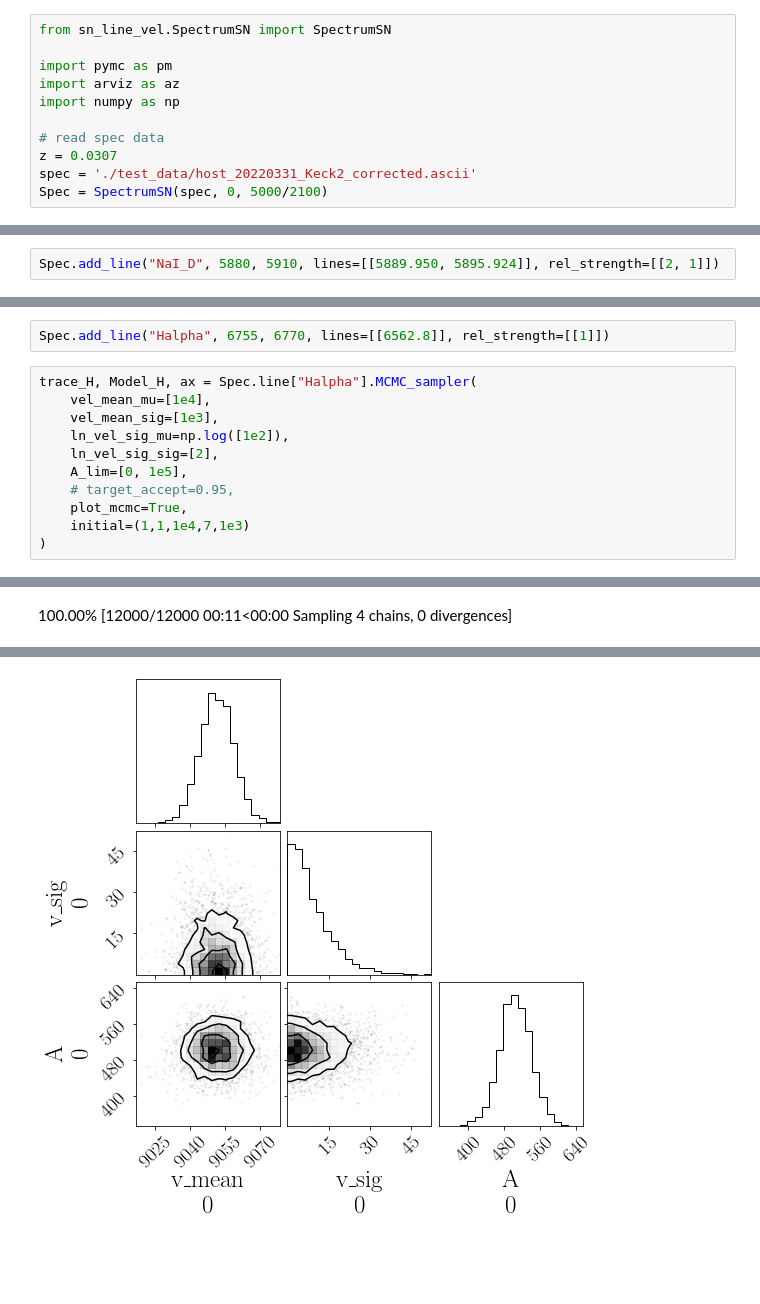
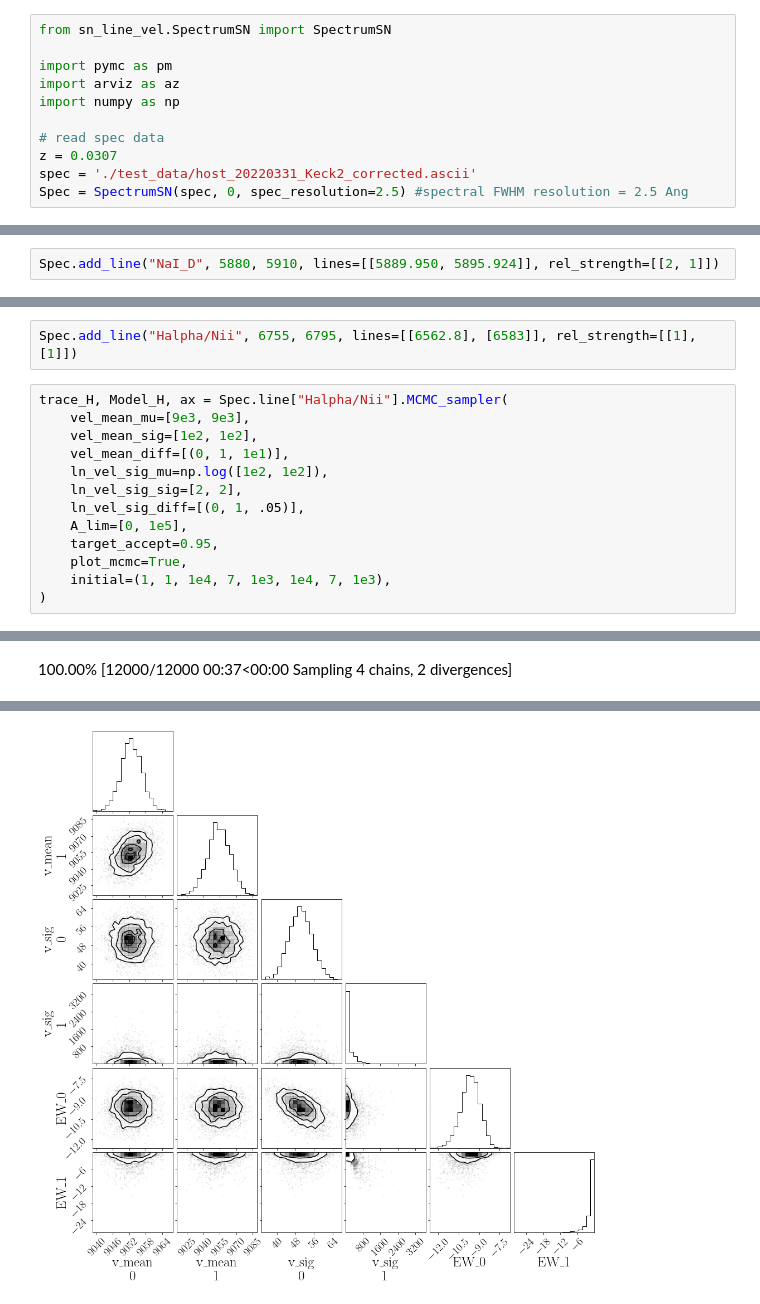
Before and after one commit to slowdivePTG/sn_line_velocities, a Jupyter notebook: narrow_absorption.ipynb, the cells around one changed output, grey strips where cells are left out. Cells and saved outputs as stored; diff of their text form; blank space fills up the shorter version.

Commit message:
Plot various vel components

```diff
--- a/narrow_absorption.ipynb
+++ b/narrow_absorption.ipynb
@@ -10,7 +10,7 @@ import numpy as np
 # read spec data
 z = 0.0307
 spec = './test_data/host_20220331_Keck2_corrected.ascii'
-Spec = SpectrumSN(spec, 0, 5000/2100)
+Spec = SpectrumSN(spec, 0, spec_resolution=2.5) #spectral FWHM resolution = 2.5 Ang
 # %% [markdown]
 # Na I D
 # %%
@@ -63,15 +65,17 @@ Spec.plot_line_region(6750, 6780)
 # %%
-Spec.add_line("Halpha", 6755, 6770, lines=[[6562.8]], rel_strength=[[1]])
+Spec.add_line("Halpha/Nii", 6755, 6795, lines=[[6562.8], [6583]], rel_strength=[[1], [1]])
 # %%
-trace_H, Model_H, ax = Spec.line["Halpha"].MCMC_sampler(
-    vel_mean_mu=[1e4],
-    vel_mean_sig=[1e3],
-    ln_vel_sig_mu=np.log([1e2]),
-    ln_vel_sig_sig=[2],
+trace_H, Model_H, ax = Spec.line["Halpha/Nii"].MCMC_sampler(
+    vel_mean_mu=[9e3, 9e3],
+    vel_mean_sig=[1e2, 1e2],
+    vel_mean_diff=[(0, 1, 1e1)],
+    ln_vel_sig_mu=np.log([1e2, 1e2]),
+    ln_vel_sig_sig=[2, 2],
+    ln_vel_sig_diff=[(0, 1, .05)],
     A_lim=[0, 1e5],
-    # target_accept=0.95,
+    target_accept=0.95,
     plot_mcmc=True,
-    initial=(1,1,1e4,7,1e3)
+    initial=(1, 1, 1e4, 7, 1e3, 1e4, 7, 1e3),
 )
 # %% [output]
 Auto-assigning NUTS sampler...
@@ -82,4 +86,4 @@ Multiprocess sampling (4 chains in 4 jobs)
 INFO:pymc:Multiprocess sampling (4 chains in 4 jobs)
 NUTS: [blue_fl, red_fl, A, v_mean, ln_v_sig, sigma_0]
 INFO:pymc:NUTS: [blue_fl, red_fl, A, v_mean, ln_v_sig, sigma_0]
-100.00% [12000/12000 00:11<00:00 Sampling 4 chains, 0 divergences]
+100.00% [12000/12000 00:37<00:00 Sampling 4 chains, 2 divergences]
@@ -101 +112 @@ EW_0       2477.227  1.002
-[figure, old version]
+[figure, new version]
```
Also changed, not shown: parts of 6 cells of this notebook, 3 other files.
